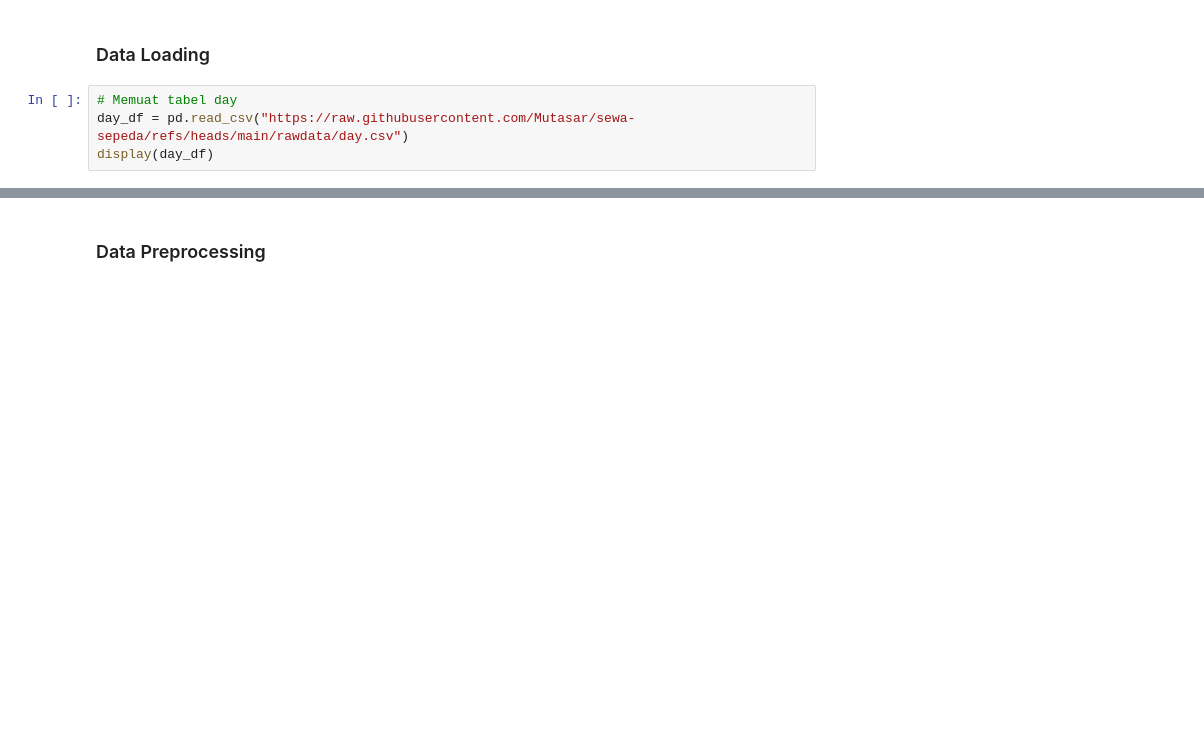
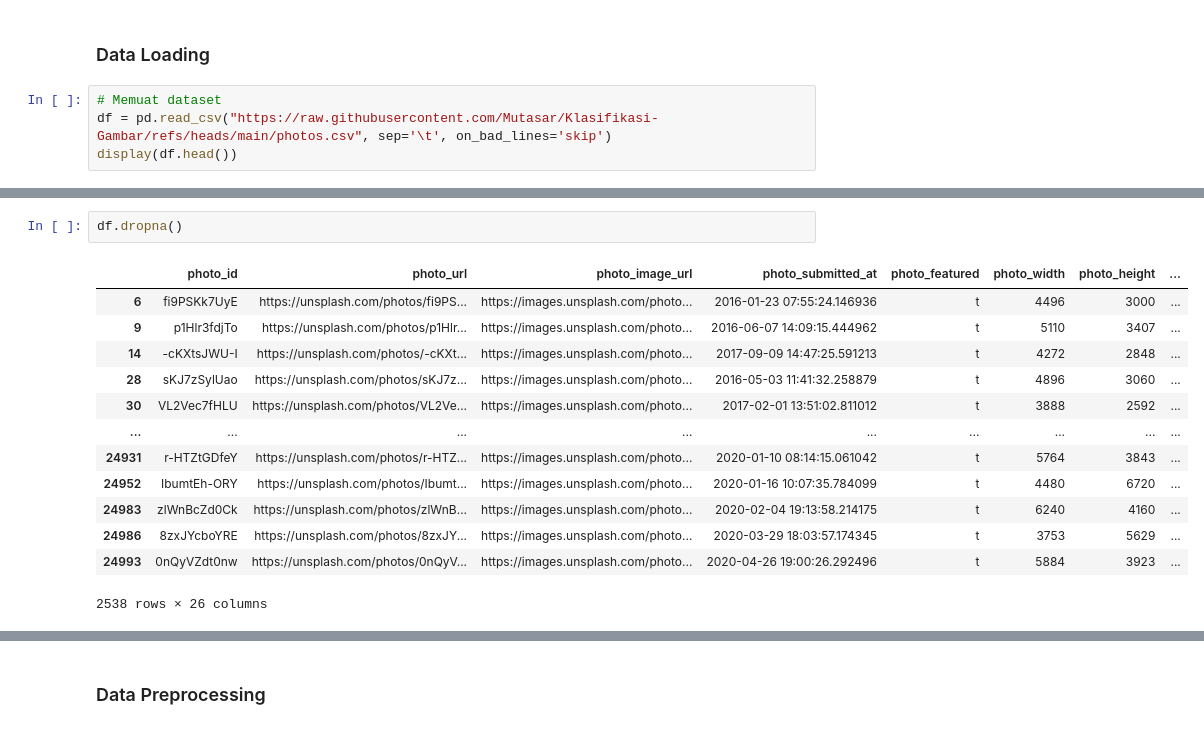
Before and after one commit to Mutasar/Klasifikasi-Gambar, a Jupyter notebook: Template_Submission_Akhir.ipynb, the cells around one changed output, grey strips where cells are left out. Cells and saved outputs as stored; diff of their text form; blank space fills up the shorter version.

```diff
--- a/Template_Submission_Akhir.ipynb
+++ b/Template_Submission_Akhir.ipynb
@@ -20,6 +20,6 @@ from google.colab import files
 # %% [markdown]
 ### Data Loading
 # %%
-# Memuat tabel day
-day_df = pd.read_csv("https://raw.githubusercontent.com/Mutasar/sewa-sepeda/refs/heads/main/rawdata/day.csv")
-display(day_df)
+# Memuat dataset
+df = pd.read_csv("https://raw.githubusercontent.com/Mutasar/Klasifikasi-Gambar/refs/heads/main/photos.csv", sep='\t', on_bad_lines='skip')
+display(df.head())
@@ -25,0 +58,16 @@ display(day_df)
+# %%
+df.dropna()
+# %% [output]
+|  | photo_id | photo_url | photo_image_url | photo_submitted_at | photo_featured | photo_width | photo_height | ... |
+| 6 | fi9PSKk7UyE | https://unsplash.com/photos/fi9PS... | https://images.unsplash.com/photo... | 2016-01-23 07:55:24.146936 | t | 4496 | 3000 | ... |
+| 9 | p1Hlr3fdjTo | https://unsplash.com/photos/p1Hlr... | https://images.unsplash.com/photo... | 2016-06-07 14:09:15.444962 | t | 5110 | 3407 | ... |
+| 14 | -cKXtsJWU-I | https://unsplash.com/photos/-cKXt... | https://images.unsplash.com/photo... | 2017-09-09 14:47:25.591213 | t | 4272 | 2848 | ... |
+| 28 | sKJ7zSylUao | https://unsplash.com/photos/sKJ7z... | https://images.unsplash.com/photo... | 2016-05-03 11:41:32.258879 | t | 4896 | 3060 | ... |
+| 30 | VL2Vec7fHLU | https://unsplash.com/photos/VL2Ve... | https://images.unsplash.com/photo... | 2017-02-01 13:51:02.811012 | t | 3888 | 2592 | ... |
+| ... | ... | ... | ... | ... | ... | ... | ... | ... |
+| 24931 | r-HTZtGDfeY | https://unsplash.com/photos/r-HTZ... | https://images.unsplash.com/photo... | 2020-01-10 08:14:15.061042 | t | 5764 | 3843 | ... |
+| 24952 | IbumtEh-ORY | https://unsplash.com/photos/Ibumt... | https://images.unsplash.com/photo... | 2020-01-16 10:07:35.784099 | t | 4480 | 6720 | ... |
+| 24983 | zlWnBcZd0Ck | https://unsplash.com/photos/zlWnB... | https://images.unsplash.com/photo... | 2020-02-04 19:13:58.214175 | t | 6240 | 4160 | ... |
+| 24986 | 8zxJYcboYRE | https://unsplash.com/photos/8zxJY... | https://images.unsplash.com/photo... | 2020-03-29 18:03:57.174345 | t | 3753 | 5629 | ... |
+| 24993 | 0nQyVZdt0nw | https://unsplash.com/photos/0nQyV... | https://images.unsplash.com/photo... | 2020-04-26 19:00:26.292496 | t | 5884 | 3923 | ... |
+2538 rows × 26 columns
```
Also changed, not shown: parts of 9 cells of this notebook.
